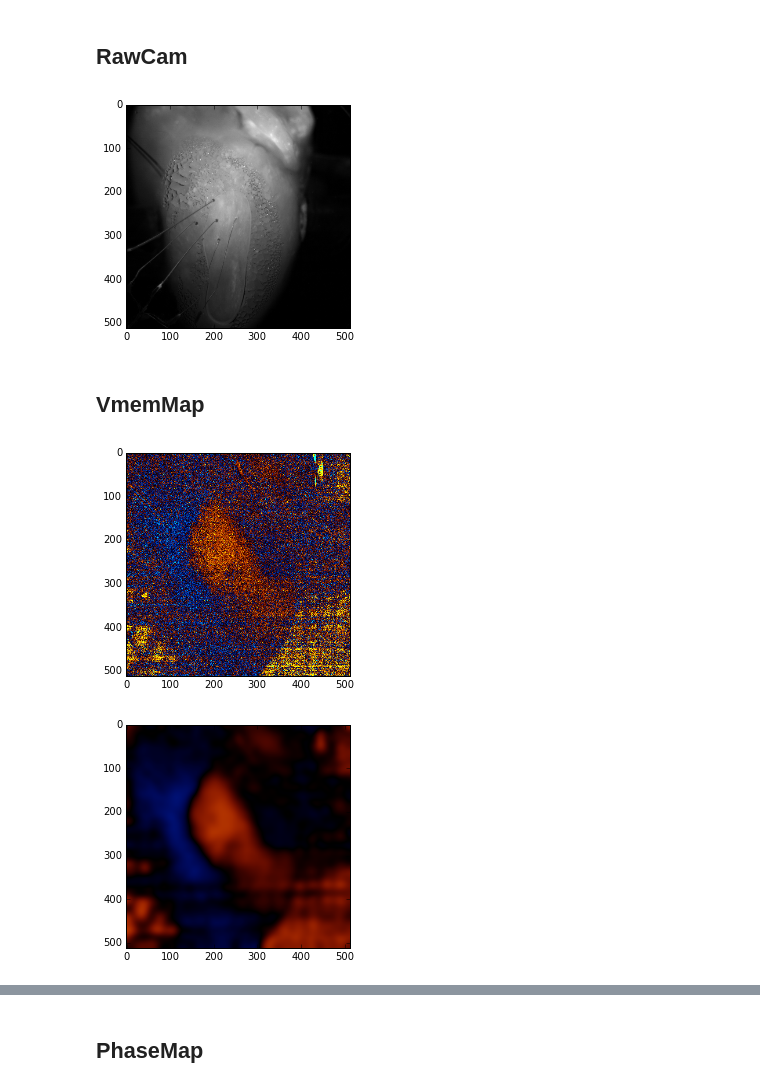
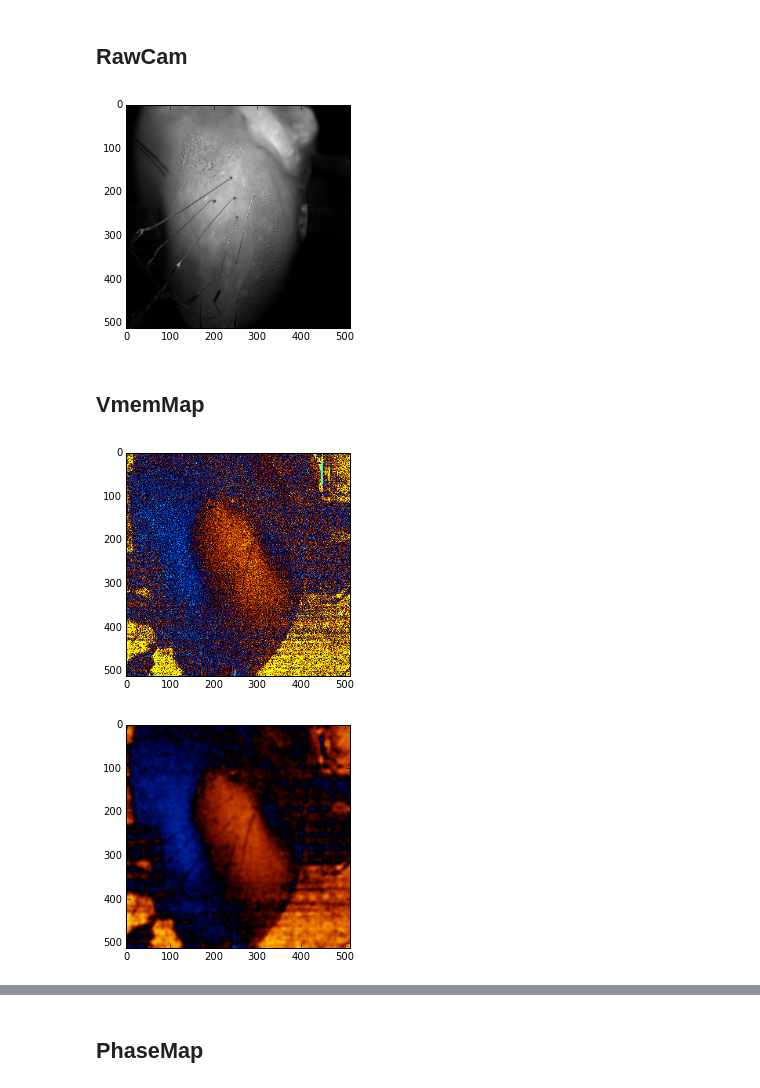
Before and after one commit to chenaoki/nb_opmap, a Jupyter notebook: main.ipynb, the cells around one changed output, grey strips where cells are left out. Drawn from its saved outputs; the diff is of its cells as text; code cells hidden in the pictures.

```diff
--- a/main.ipynb
+++ b/main.ipynb
@@ -9,7 +11,7 @@ from opmap.phaseVarianceMap import PhaseVarianceMap
 # %% [markdown]
 ## Parameters
 # %%
-path = "/mnt/recordings/ExperimentData/20161019-2/C001H001S0013/"
+path = "/mnt/recordings/ExperimentData/20161019-2/C001H001S0005/"
 cam_type = "sa4"
 image_width = 512
 image_height = 512
@@ -28,11 +30,11 @@ cam = RawCam(
 # %%
 cam.showFrame(showFrame)
 # %% [output]
-[figure, old version]
+[figure, new version]
 # %% [markdown]
 ## VmemMap
 # %%
 vmem = VmemMap(cam)
 vmem.showFrame(showFrame)
 # %% [output]
-[figure, old version]
+[figure, new version]
@@ -39,5 +47,5 @@ vmem.showFrame(showFrame)
 # %%
-vmem.smooth(9)
+vmem.smooth(3)
 vmem.showFrame(showFrame)
 # %% [output]
-[figure, old version]
+[figure, new version]
```
Also changed, not shown: parts of 18 cells of this notebook, 1 other file.
